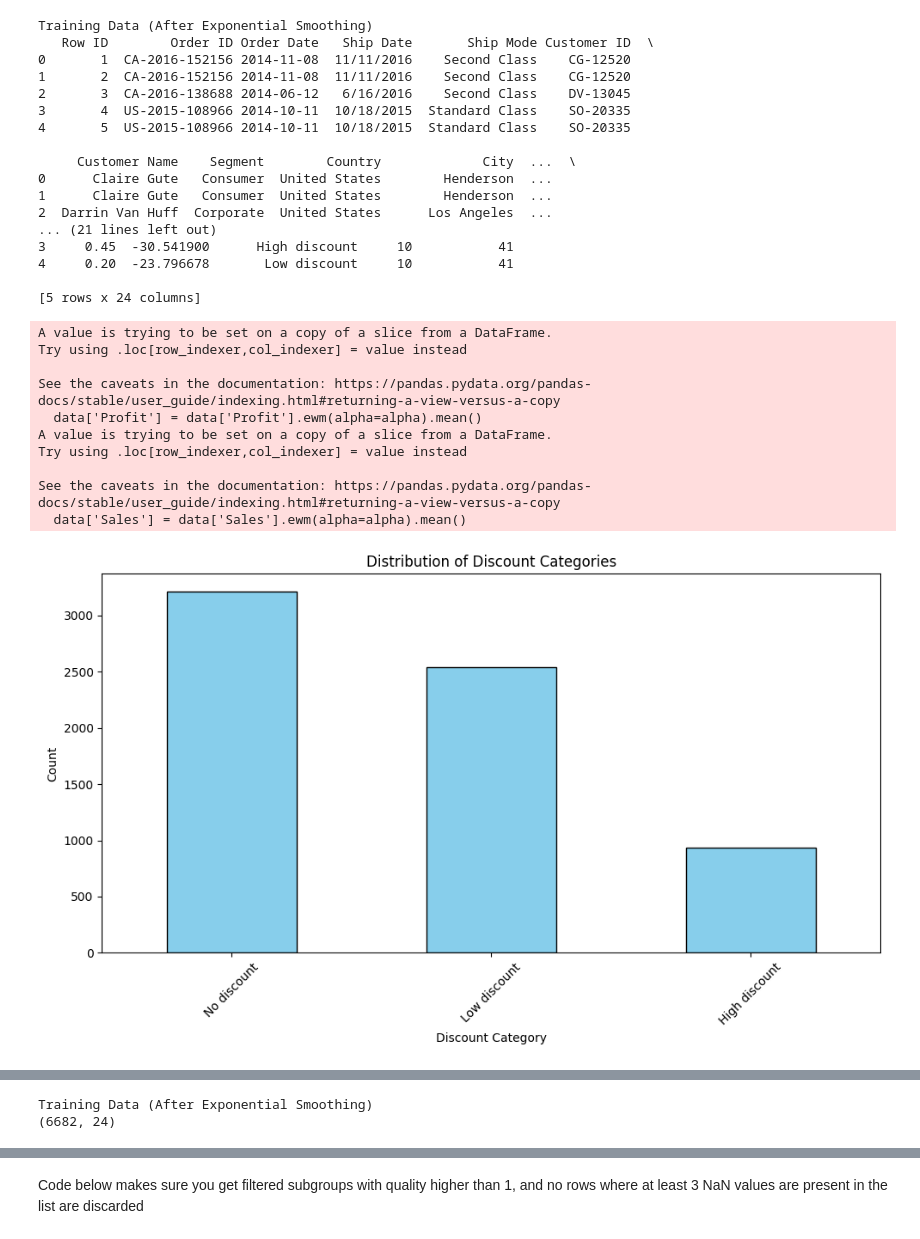
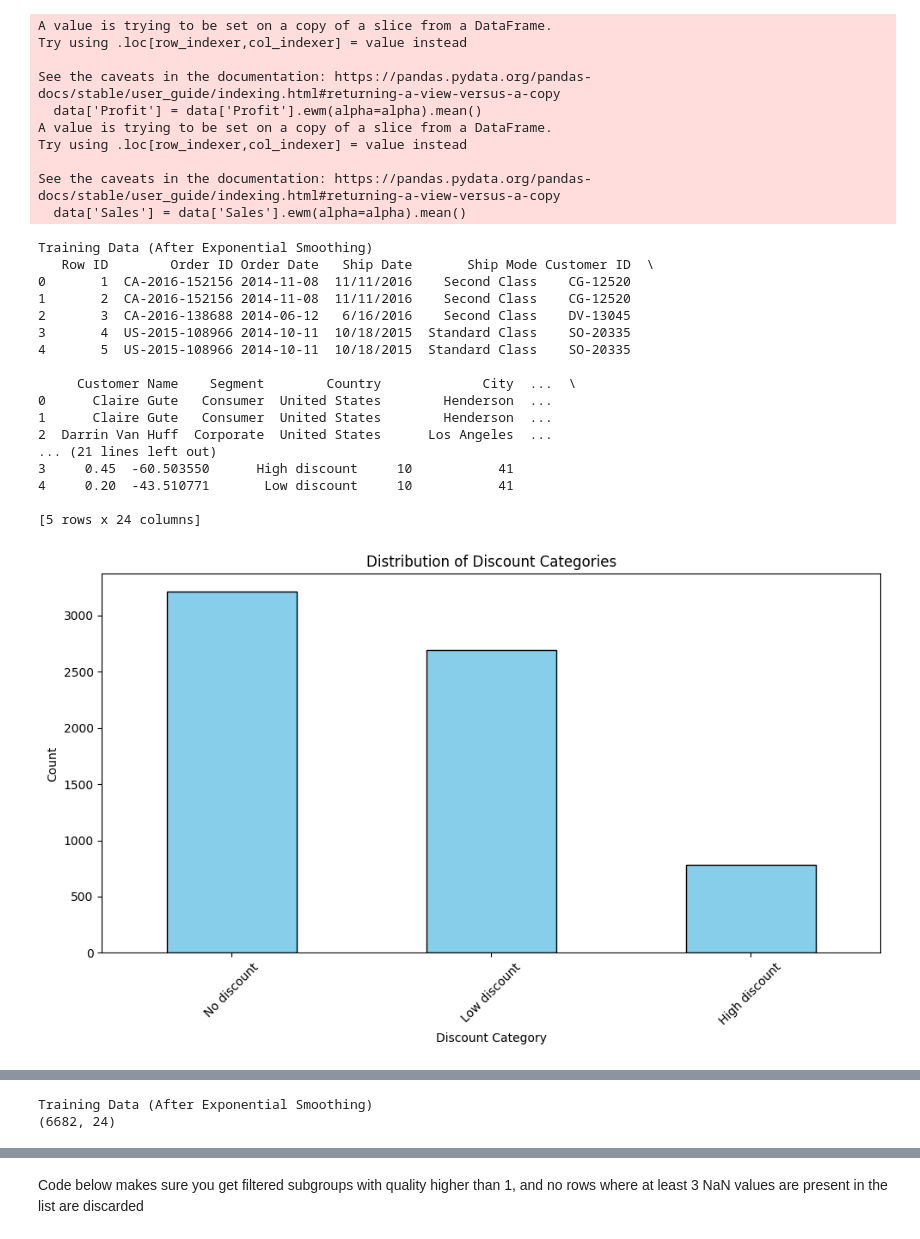
Before and after one commit to mauritzvanlingen/RTiDM-groep-2, a Jupyter notebook: subgroup_discovery.ipynb, the cells around one changed output, grey strips where cells are left out. Drawn from its saved outputs; the diff is of its cells as text; code cells hidden in the pictures.

```diff
--- a/subgroup_discovery.ipynb
+++ b/subgroup_discovery.ipynb
@@ -16,7 +16,7 @@ df['Order Date'] = pd.to_datetime(df['Order Date'])
 def categorize_discount(discount):
     if discount == 0:
         return "No discount"
-    elif 0 < discount <= 0.2:  # Assuming 20% corresponds to 0.2 in the dataset
+    elif 0 < discount <= 0.3:
         return "Low discount"
     else:
         return "High discount"
@@ -53,7 +53,7 @@ train_data = df[df['Order Date'] <= cutoff_date]
 test_data = df[df['Order Date'] > cutoff_date]
 
 # Apply medium exponential smoothing to reduce the impact of outliers (on 'Profit' and 'Sales' columns)
-def apply_exponential_smoothing(data, alpha=0.01):
+def apply_exponential_smoothing(data, alpha=0.15):
     # Apply exponential smoothing to 'Profit' and 'Sales'
     data['Profit'] = data['Profit'].ewm(alpha=alpha).mean()
     data['Sales'] = data['Sales'].ewm(alpha=alpha).mean()
@@ -91,57 +91,57 @@ def plot_month_distribution(df):
     plt.title('Distribution of Months in Training Data')
     plt.xlabel('Month')
     plt.ylabel('Count')
     plt.xticks(rotation=45)
     plt.tight_layout()
     plt.show()
 
 # Plot the distribution of week numbers in the training data
 def plot_week_distribution(df):
     value_counts = df['Week Number'].value_counts().sort_index()  # Sort by week number
     plt.figure(figsize=(10, 6))
     value_counts.plot(kind='bar', color='green', edgecolor='black')
     plt.title('Distribution of Week Numbers in Training Data')
     plt.xlabel('Week Number')
     plt.ylabel('Count')
     plt.xticks(rotation=45)
     plt.tight_layout()
     plt.show()
 
 # Call the functions to plot the distribution of months and week numbers in the training data
 plot_month_distribution(train_data)
 plot_week_distribution(train_data)
 
 print("Training Data (After Exponential Smoothing)")
 print(train_data.shape)
 # %% [output]
-Training Data (After Exponential Smoothing)
-   Row ID        Order ID Order Date   Ship Date       Ship Mode Customer ID  \
-0       1  CA-2016-152156 2014-11-08  11/11/2016    Second Class    CG-12520
-1       2  CA-2016-152156 2014-11-08  11/11/2016    Second Class    CG-12520
-2       3  CA-2016-138688 2014-06-12   6/16/2016    Second Class    DV-13045
-3       4  US-2015-108966 2014-10-11  10/18/2015  Standard Class    SO-20335
-4       5  US-2015-108966 2014-10-11  10/18/2015  Standard Class    SO-20335
+A value is trying to be set on a copy of a slice from a DataFrame.
+Try using .loc[row_indexer,col_indexer] = value instead
 
-     Customer Name    Segment        Country             City  ...  \
-0      Claire Gute   Consumer  United States        Henderson  ...
-1      Claire Gute   Consumer  United States        Henderson  ...
-2  Darrin Van Huff  Corporate  United States      Los Angeles  ...
-... (21 lines left out)
-3     0.45  -30.541900      High discount     10           41
-4     0.20  -23.796678       Low discount     10           41
+See the caveats in the documentation: https://pandas.pydata.org/pandas-docs/stable/user_guide/indexing.html#returning-a-view-versus-a-copy
+  data['Profit'] = data['Profit'].ewm(alpha=alpha).mean()
+A value is trying to be set on a copy of a slice from a DataFrame.
+Try using .loc[row_indexer,col_indexer] = value instead
 
-[5 rows x 24 columns]
+See the caveats in the documentation: https://pandas.pydata.org/pandas-docs/stable/user_guide/indexing.html#returning-a-view-versus-a-copy
+  data['Sales'] = data['Sales'].ewm(alpha=alpha).mean()
-A value is trying to be set on a copy of a slice from a DataFrame.
-Try using .loc[row_indexer,col_indexer] = value instead
+Training Data (After Exponential Smoothing)
+   Row ID        Order ID Order Date   Ship Date       Ship Mode Customer ID  \
+0       1  CA-2016-152156 2014-11-08  11/11/2016    Second Class    CG-12520
+1       2  CA-2016-152156 2014-11-08  11/11/2016    Second Class    CG-12520
+2       3  CA-2016-138688 2014-06-12   6/16/2016    Second Class    DV-13045
+3       4  US-2015-108966 2014-10-11  10/18/2015  Standard Class    SO-20335
+4       5  US-2015-108966 2014-10-11  10/18/2015  Standard Class    SO-20335
 
-See the caveats in the documentation: https://pandas.pydata.org/pandas-docs/stable/user_guide/indexing.html#returning-a-view-versus-a-copy
-  data['Profit'] = data['Profit'].ewm(alpha=alpha).mean()
-A value is trying to be set on a copy of a slice from a DataFrame.
-Try using .loc[row_indexer,col_indexer] = value instead
+     Customer Name    Segment        Country             City  ...  \
+0      Claire Gute   Consumer  United States        Henderson  ...
+1      Claire Gute   Consumer  United States        Henderson  ...
+2  Darrin Van Huff  Corporate  United States      Los Angeles  ...
+... (21 lines left out)
+3     0.45  -60.503550      High discount     10           41
+4     0.20  -43.510771       Low discount     10           41
 
-See the caveats in the documentation: https://pandas.pydata.org/pandas-docs/stable/user_guide/indexing.html#returning-a-view-versus-a-copy
-  data['Sales'] = data['Sales'].ewm(alpha=alpha).mean()
+[5 rows x 24 columns]
-[figure, old version]
+[figure, new version]
 [figure]
 [figure]
 Training Data (After Exponential Smoothing)
```
Also changed, not shown: parts of 9 cells of this notebook.
